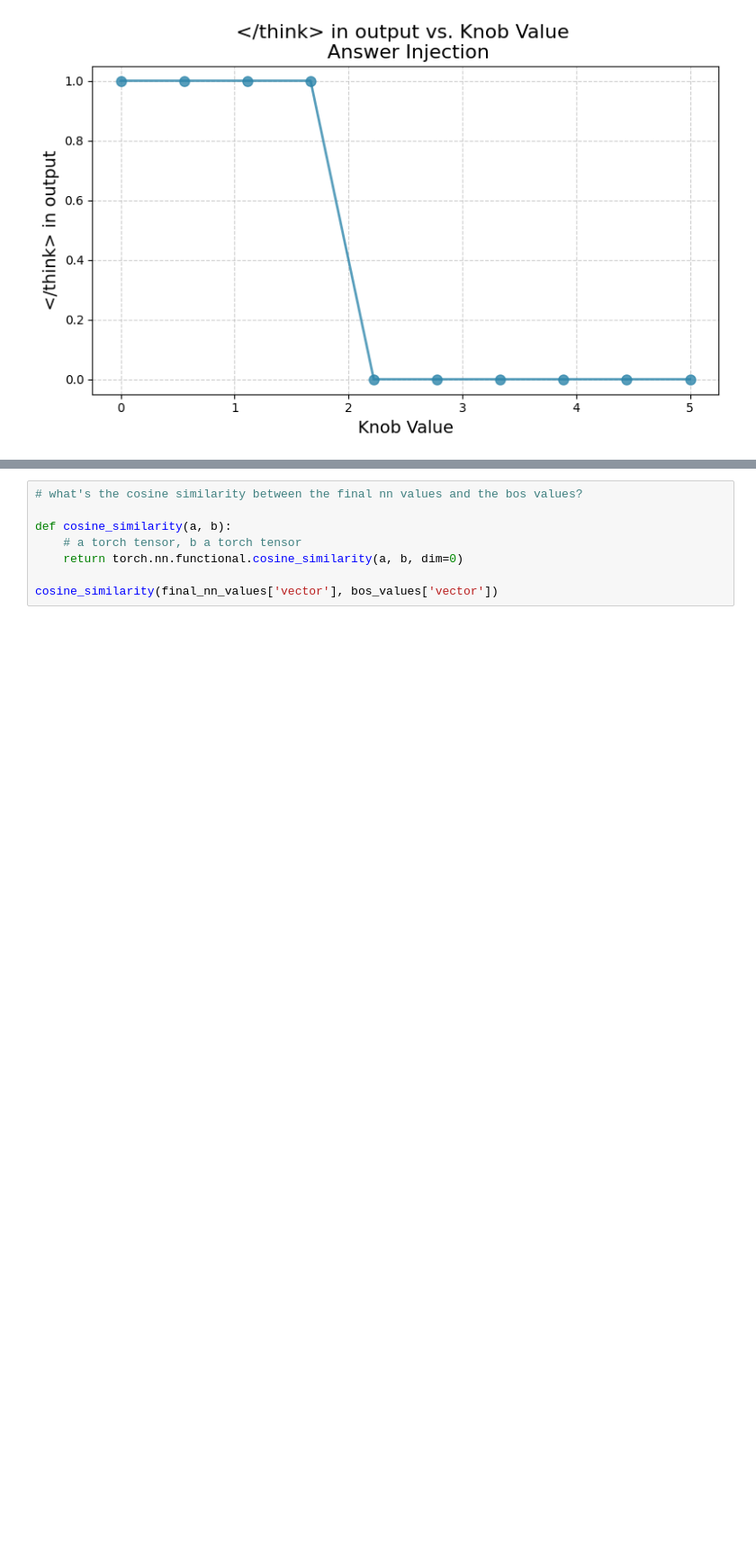
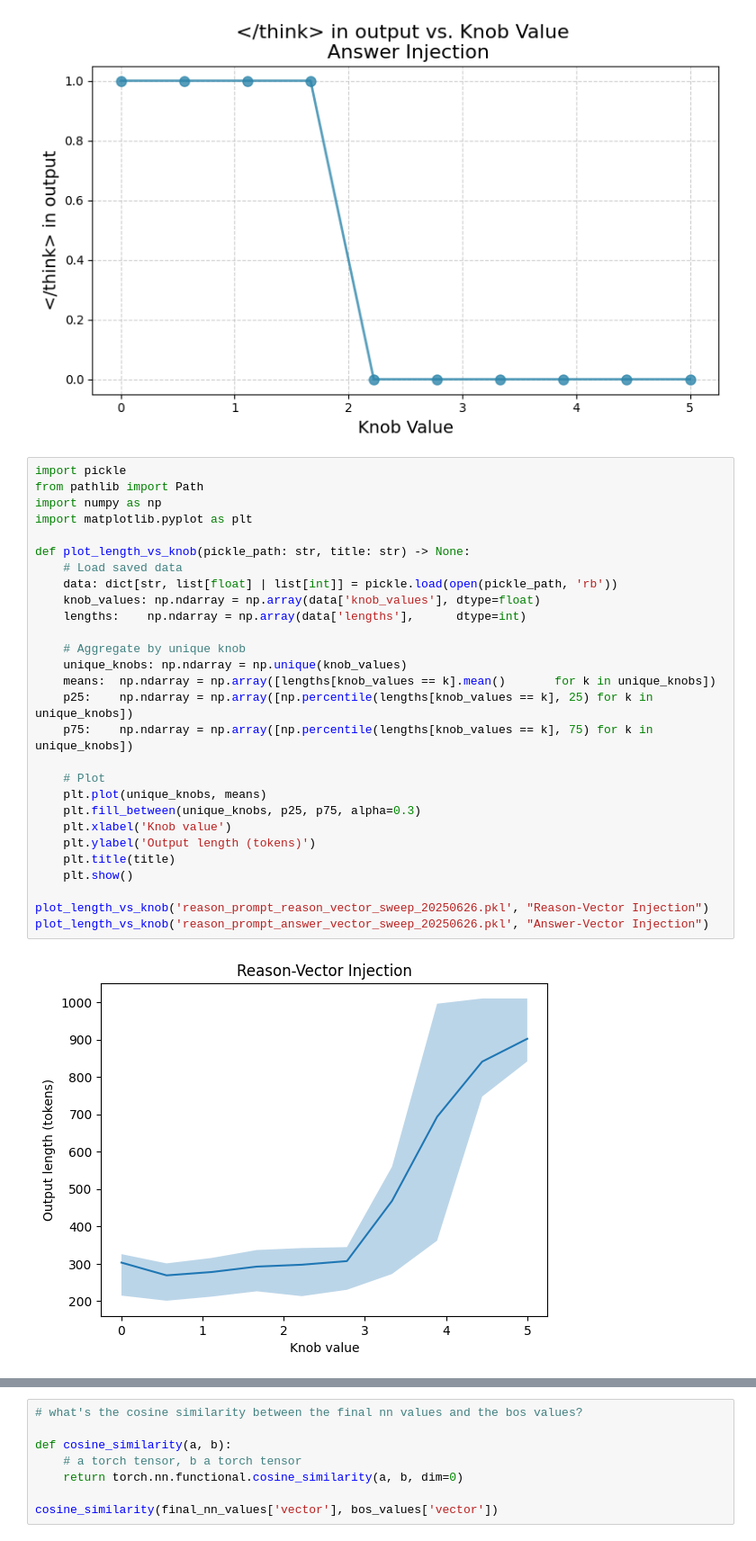
Before and after one commit to durrcommasteven/reasoning_vector_research, a Jupyter notebook: attn_analysis_2_17.ipynb, the cells around one changed output, grey strips where cells are left out. Shown: that part at 90% size. Cells and saved outputs as stored; diff of their text form; blank space fills up the shorter version.

```diff
--- a/attn_analysis_2_17.ipynb
+++ b/attn_analysis_2_17.ipynb
@@ -675,3 +794,33 @@ plt.tight_layout()
 plt.show()
 # %% [output]
 [figure]
+# %%
+import pickle
+from pathlib import Path
+import numpy as np
+import matplotlib.pyplot as plt
+
+def plot_length_vs_knob(pickle_path: str, title: str) -> None:
+    # Load saved data
+    data: dict[str, list[float] | list[int]] = pickle.load(open(pickle_path, 'rb'))
+    knob_values: np.ndarray = np.array(data['knob_values'], dtype=float)
+    lengths:    np.ndarray = np.array(data['lengths'],      dtype=int)
+
+    # Aggregate by unique knob
+    unique_knobs: np.ndarray = np.unique(knob_values)
+    means:  np.ndarray = np.array([lengths[knob_values == k].mean()       for k in unique_knobs])
+    p25:    np.ndarray = np.array([np.percentile(lengths[knob_values == k], 25) for k in unique_knobs])
+    p75:    np.ndarray = np.array([np.percentile(lengths[knob_values == k], 75) for k in unique_knobs])
+
+    # Plot
+    plt.plot(unique_knobs, means)
+    plt.fill_between(unique_knobs, p25, p75, alpha=0.3)
+    plt.xlabel('Knob value')
+    plt.ylabel('Output length (tokens)')
+    plt.title(title)
+    plt.show()
+
+plot_length_vs_knob('reason_prompt_reason_vector_sweep_20250626.pkl', "Reason-Vector Injection")
+plot_length_vs_knob('reason_prompt_answer_vector_sweep_20250626.pkl', "Answer-Vector Injection")
+# %% [output]
+[figure, added]
```
Also changed, not shown: parts of 12 cells of this notebook, 4 other files.
